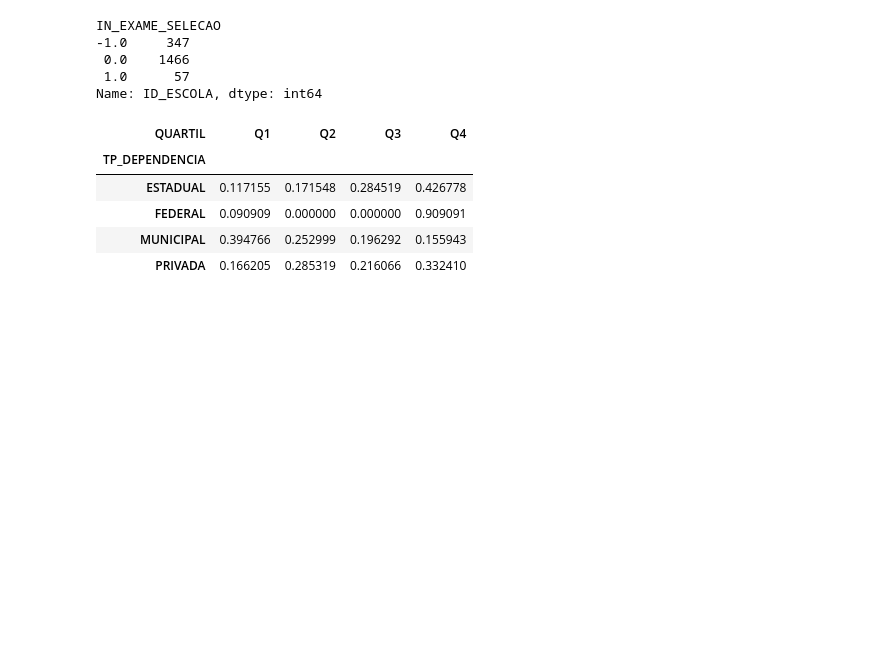
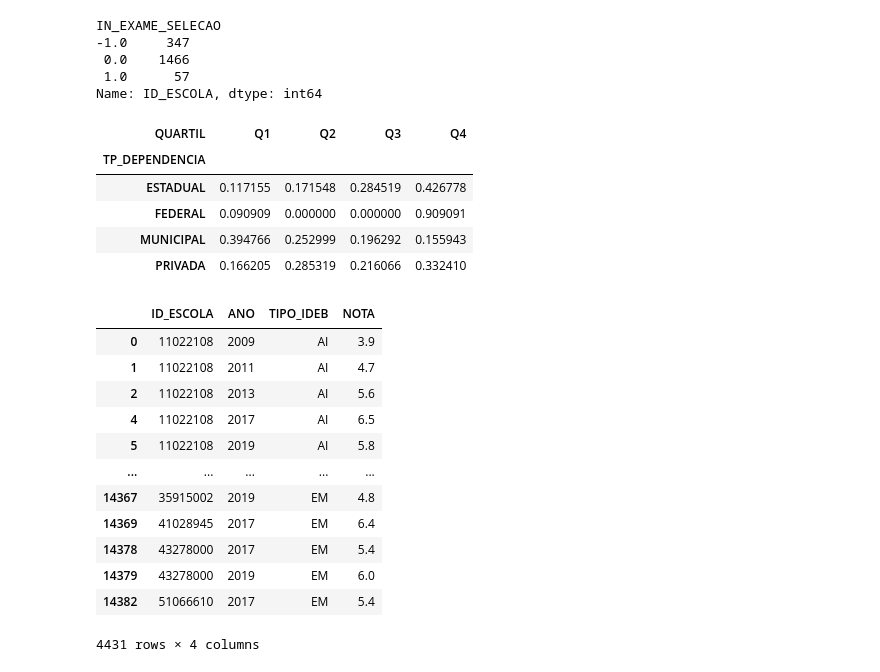
Before and after one commit to wendellbarcelos/Ciencia-de-dados-2022, a Jupyter notebook: Ciencia_de_dados_2022_exercicios.ipynb, the cells around one changed output. Drawn from its saved outputs; the diff is of its cells as text; code cells hidden in the pictures; blank space fills up the shorter version.

```diff
--- a/Ciencia_de_dados_2022_exercicios.ipynb
+++ b/Ciencia_de_dados_2022_exercicios.ipynb
@@ -3713,0 +3712,31 @@ pv.divide(pv.sum(axis=1), axis=0)
+# %%
+### Melt
+# Outra operação comum no universo de dados do pandas é a de realizar o "melt" (derretimento) dos dados. Isto é, a operação de converter colunas em
+# linhas (quase que o inverso da pivot table). Por exemplo, tomando a base de IDEB, suponhamos que nós queiramos criar uma base com as notas de IDEB
+# independente do tipo, ou seja, queremos uma base com ID_ESCOLA, ANO, TIPO_IDEB, NOTA
+
+ideb = (
+    df_ideb.melt(
+        id_vars=['ID_ESCOLA', 'ANO'],
+        value_vars=['IDEB_AI', 'IDEB_AF', 'IDEB_EM'],
+        var_name='TIPO_IDEB',
+        value_name='NOTA'
+    )
+    .assign(TIPO_IDEB=lambda f: f['TIPO_IDEB'].str[5:])
+    .dropna()
+)
+ideb
+# %% [output]
+|  | ID_ESCOLA | ANO | TIPO_IDEB | NOTA |
+| 0 | 11022108 | 2009 | AI | 3.9 |
+| 1 | 11022108 | 2011 | AI | 4.7 |
+| 2 | 11022108 | 2013 | AI | 5.6 |
+| 4 | 11022108 | 2017 | AI | 6.5 |
+| 5 | 11022108 | 2019 | AI | 5.8 |
+| ... | ... | ... | ... | ... |
+| 14367 | 35915002 | 2019 | EM | 4.8 |
+| 14369 | 41028945 | 2017 | EM | 6.4 |
+| 14378 | 43278000 | 2017 | EM | 5.4 |
+| 14379 | 43278000 | 2019 | EM | 6.0 |
+| 14382 | 51066610 | 2017 | EM | 5.4 |
+4431 rows × 4 columns
```
Also changed, not shown: parts of 9 cells of this notebook.
